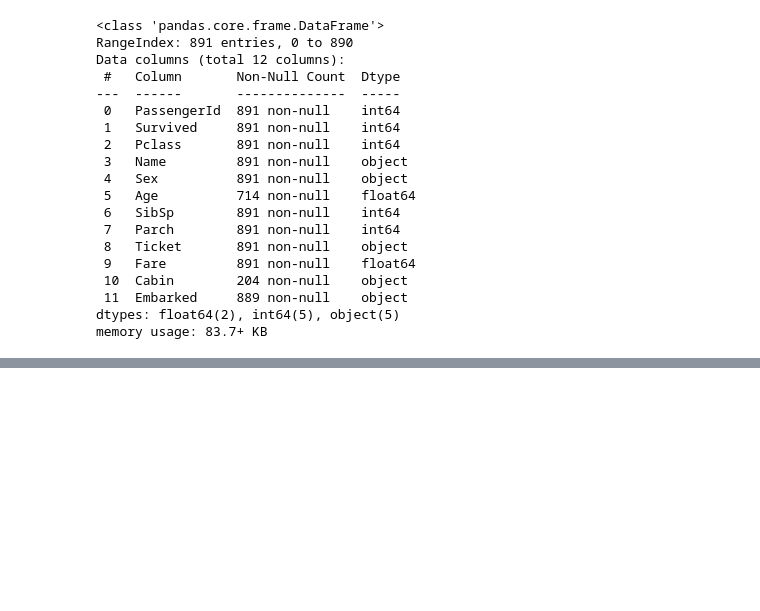
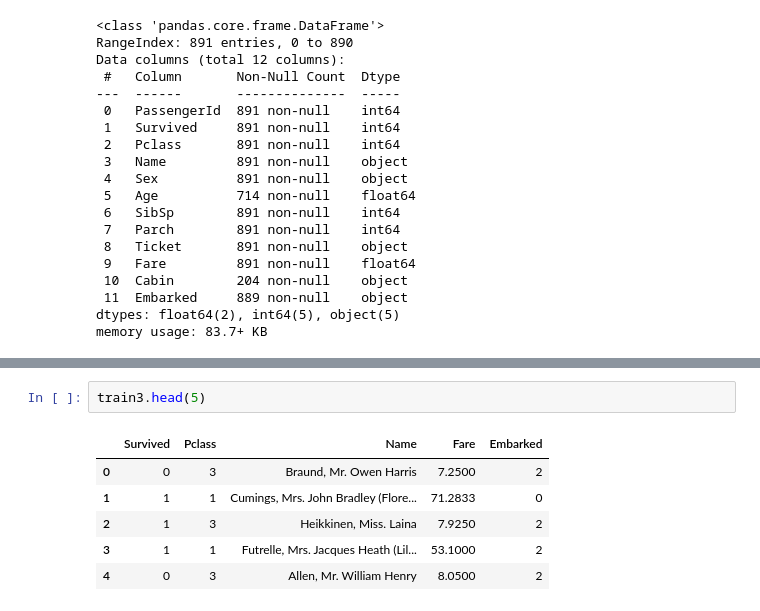
Before and after one commit to 88koala88/titanic_data, a Jupyter notebook: titanic_practice.ipynb, the cells around one changed output, grey strips where cells are left out. Drawn from its saved outputs; the diff is of its cells as text; blank space fills up the shorter version.

```diff
--- a/titanic_practice.ipynb
+++ b/titanic_practice.ipynb
@@ -163,0 +111,9 @@ fare
+# %%
+train3.head(5)
+# %% [output]
+|  | Survived | Pclass | Name | Fare | Embarked |
+| 0 | 0 | 3 | Braund, Mr. Owen Harris | 7.2500 | 2 |
+| 1 | 1 | 1 | Cumings, Mrs. John Bradley (Flore... | 71.2833 | 0 |
+| 2 | 1 | 3 | Heikkinen, Miss. Laina | 7.9250 | 2 |
+| 3 | 1 | 1 | Futrelle, Mrs. Jacques Heath (Lil... | 53.1000 | 2 |
+| 4 | 0 | 3 | Allen, Mr. William Henry | 8.0500 | 2 |
```
Also changed, not shown: parts of 47 cells of this notebook.
